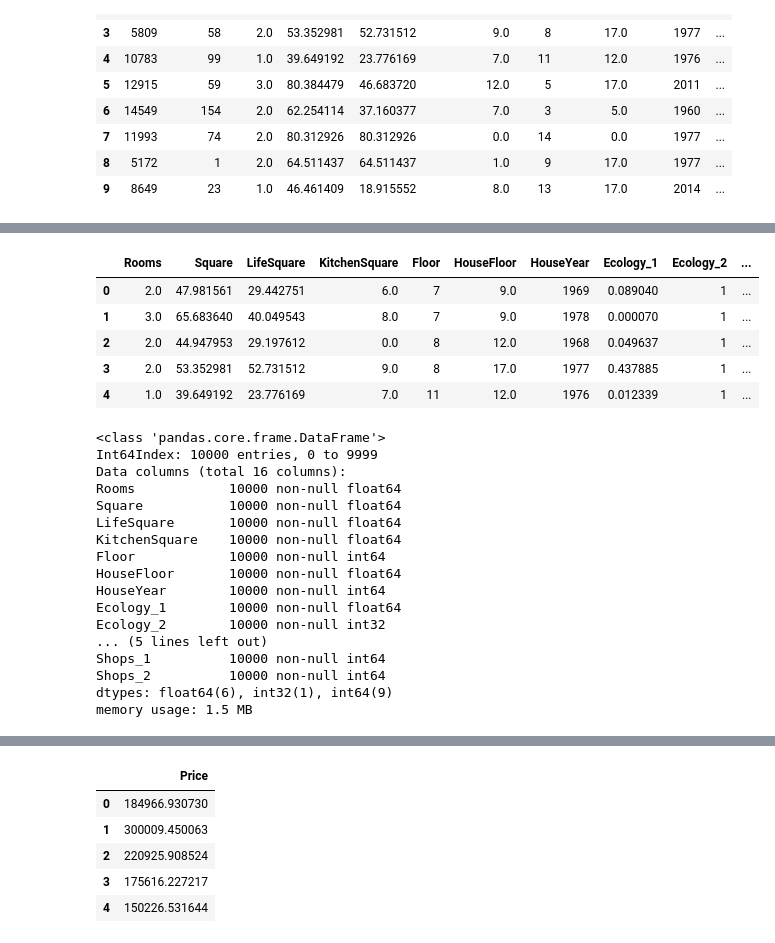
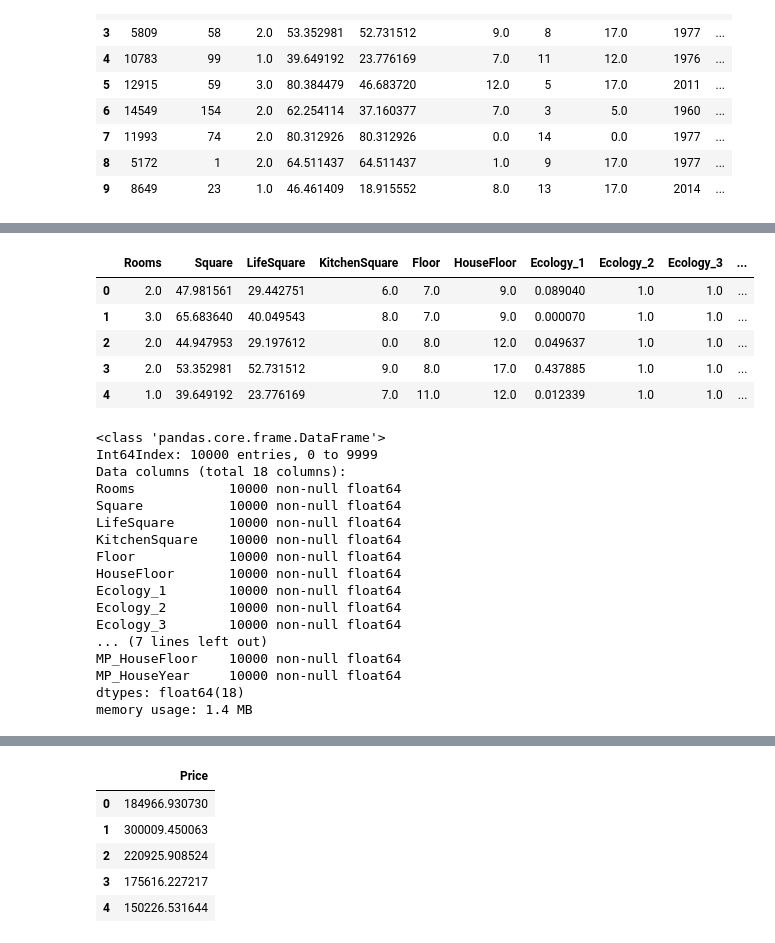
Before and after one commit to zirfuz/python_data_science, a Jupyter notebook: kurs2.ipynb, the cells around one changed output, grey strips where cells are left out. Drawn from its saved outputs; the diff is of its cells as text; code cells hidden in the pictures.

```diff
--- a/kurs2.ipynb
+++ b/kurs2.ipynb
@@ -474,3 +500,10 @@ data.head(10)
 | 7 | 11993 | 74 | 2.0 | 80.312926 | 80.312926 | 0.0 | 14 | 0.0 | 1977 | ... |
 | 8 | 5172 | 1 | 2.0 | 64.511437 | 64.511437 | 1.0 | 9 | 17.0 | 1977 | ... |
 | 9 | 8649 | 23 | 1.0 | 46.461409 | 18.915552 | 8.0 | 13 | 17.0 | 2014 | ... |
+# %%
+# data.loc[data['HouseFloor'] == 0]
+mean_house_floor = data.loc[data['HouseFloor'] != 0]['HouseFloor'].mean()
+data.loc[data['HouseFloor'] == 0] = mean_house_floor
+# %%
+data['FloorK'] = data['Floor'] / data['HouseFloor']
+data['FloorK'].describe()
@@ -483,7 +526,7 @@ feats = [
     'KitchenSquare',
     'Floor',
     'HouseFloor',
-    'HouseYear',
+#     'HouseYear',
     'Ecology_1',
     'Ecology_2',
     'Ecology_3',
@@ -493,59 +536,63 @@ feats = [
 #    'Healthcare_1',
     'Helthcare_2',
     'Shops_1',
     'Shops_2',
+    'MP_DistrictId',
+    'MP_HouseFloor',
+    'MP_HouseYear',
+#     'FloorK',
     ]
 
 X = pd.DataFrame(data, columns=feats)
 
 def _ctgr(feat):
     try:
         X[feat] = X[feat].astype('category')
     except:
         pass
 
 # _ctgr('DistrictId')
 # _ctgr('Rooms')
 # _ctgr('Floor')
 # _ctgr('FloorRev')
 # _ctgr('HouseFloor')
 # _ctgr('HouseYear')
 # _ctgr('Ecology_2')
 # _ctgr('Ecology_3')
 # _ctgr('Healthcare_2')
 # _ctgr('Shops_1')
 # _ctgr('Shops_2')
 
 X = pd.get_dummies(X)
 feats = X.columns
 X.head()
 # %% [output]
-|  | Rooms | Square | LifeSquare | KitchenSquare | Floor | HouseFloor | HouseYear | Ecology_1 | Ecology_2 | ... |
-| 0 | 2.0 | 47.981561 | 29.442751 | 6.0 | 7 | 9.0 | 1969 | 0.089040 | 1 | ... |
-| 1 | 3.0 | 65.683640 | 40.049543 | 8.0 | 7 | 9.0 | 1978 | 0.000070 | 1 | ... |
-| 2 | 2.0 | 44.947953 | 29.197612 | 0.0 | 8 | 12.0 | 1968 | 0.049637 | 1 | ... |
-| 3 | 2.0 | 53.352981 | 52.731512 | 9.0 | 8 | 17.0 | 1977 | 0.437885 | 1 | ... |
-| 4 | 1.0 | 39.649192 | 23.776169 | 7.0 | 11 | 12.0 | 1976 | 0.012339 | 1 | ... |
+|  | Rooms | Square | LifeSquare | KitchenSquare | Floor | HouseFloor | Ecology_1 | Ecology_2 | Ecology_3 | ... |
+| 0 | 2.0 | 47.981561 | 29.442751 | 6.0 | 7.0 | 9.0 | 0.089040 | 1.0 | 1.0 | ... |
+| 1 | 3.0 | 65.683640 | 40.049543 | 8.0 | 7.0 | 9.0 | 0.000070 | 1.0 | 1.0 | ... |
+| 2 | 2.0 | 44.947953 | 29.197612 | 0.0 | 8.0 | 12.0 | 0.049637 | 1.0 | 1.0 | ... |
+| 3 | 2.0 | 53.352981 | 52.731512 | 9.0 | 8.0 | 17.0 | 0.437885 | 1.0 | 1.0 | ... |
+| 4 | 1.0 | 39.649192 | 23.776169 | 7.0 | 11.0 | 12.0 | 0.012339 | 1.0 | 1.0 | ... |
 # %%
 X.info()
 # %% [output]
 <class 'pandas.core.frame.DataFrame'>
 Int64Index: 10000 entries, 0 to 9999
-Data columns (total 16 columns):
+Data columns (total 18 columns):
 Rooms            10000 non-null float64
 Square           10000 non-null float64
 LifeSquare       10000 non-null float64
 KitchenSquare    10000 non-null float64
-Floor            10000 non-null int64
+Floor            10000 non-null float64
 HouseFloor       10000 non-null float64
-HouseYear        10000 non-null int64
 Ecology_1        10000 non-null float64
-Ecology_2        10000 non-null int32
-... (5 lines left out)
-Shops_1          10000 non-null int64
-Shops_2          10000 non-null int64
-dtypes: float64(6), int32(1), int64(9)
-memory usage: 1.5 MB
+Ecology_2        10000 non-null float64
+Ecology_3        10000 non-null float64
+... (7 lines left out)
+MP_HouseFloor    10000 non-null float64
+MP_HouseYear     10000 non-null float64
+dtypes: float64(18)
+memory usage: 1.4 MB
 # %%
 X.describe()
 # %% [output]
```
Also changed, not shown: parts of 11 cells of this notebook.
